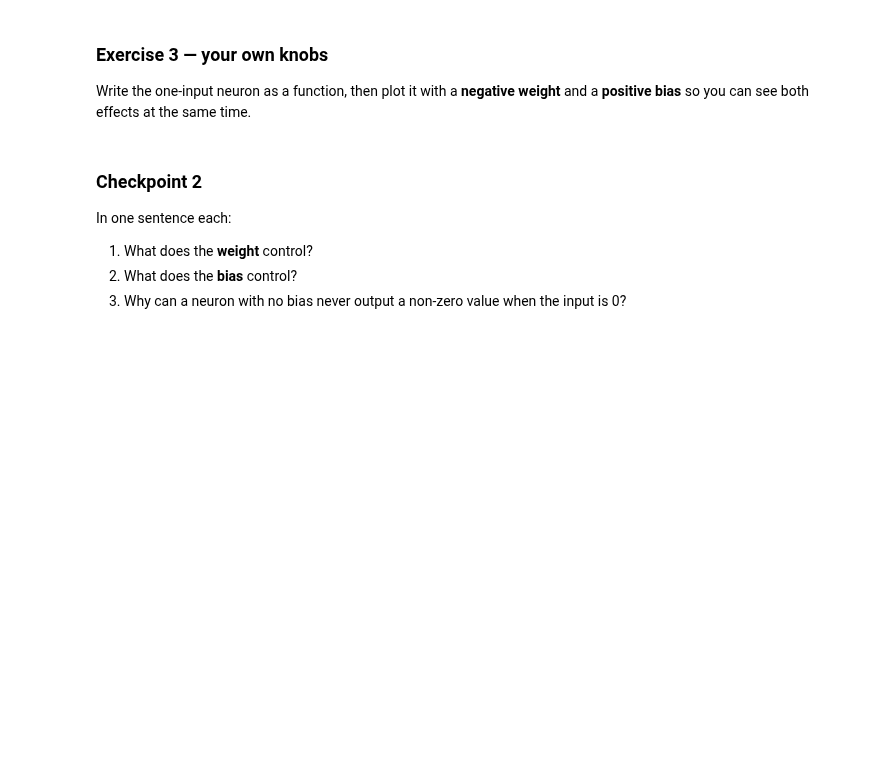
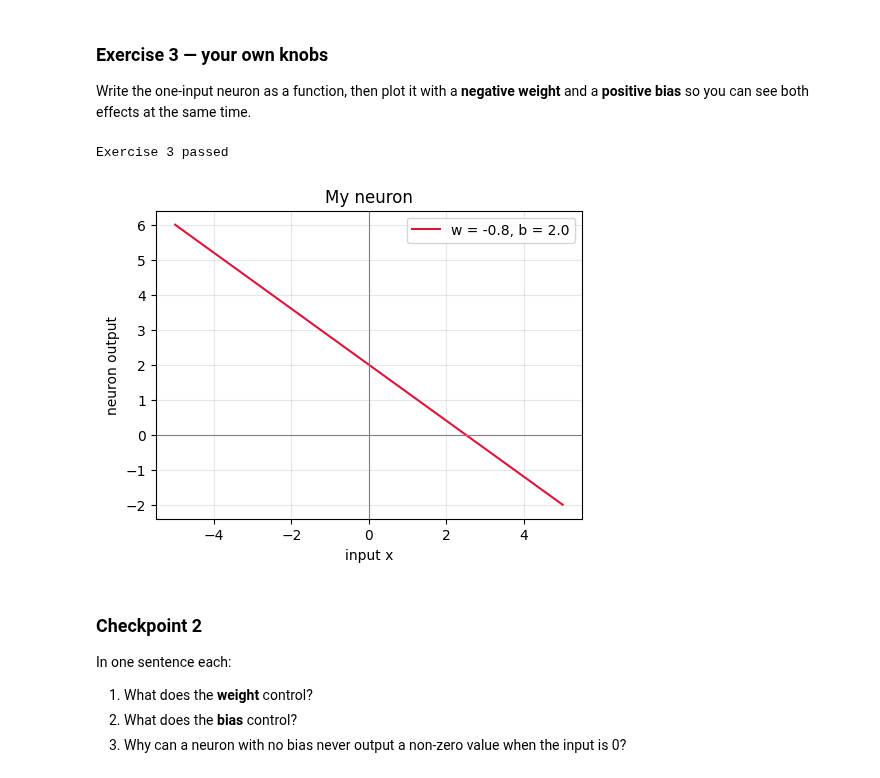
Before and after one commit to abdulaziz-alhassan/arti402, a Jupyter notebook: arti402_lab1_2240006848.ipynb, the cells around one changed output. Saved outputs shown, nothing was run; the diff lists cells and outputs as text; code cells hidden in the pictures; blank space fills up the shorter version.

```diff
--- a/arti402_lab1_2240006848.ipynb
+++ b/arti402_lab1_2240006848.ipynb
@@ -310,29 +330,32 @@ Write the one-input neuron as a function, then plot it with a **negative weight*
 # %%
 # TODO: return the output of a single-input neuron: weight * x + bias
 def neuron_line(x, w, b):
-    ...
+    return w * x + b
 
 
 # --- self-check ---
 assert abs(neuron_line(2.0, 3.0, 1.0) - 7.0) < 1e-9, "neuron_line(2, 3, 1) should be 7.0"
 assert abs(neuron_line(0.0, 5.0, -2.0) + 2.0) < 1e-9, "at x=0 the output should equal the bias"
 print("Exercise 3 passed")
 
 # TODO: pick a negative weight and a positive bias, then plot the line.
-my_w = ...
-my_b = ...
+my_w = -0.8
+my_b = 2.0
 
 plt.figure(figsize=(5.5, 4))
 plt.plot(x, neuron_line(x, my_w, my_b), color="crimson",
          label=f"w = {my_w}, b = {my_b}")
 plt.axhline(0, color="grey", lw=0.8)
 plt.axvline(0, color="grey", lw=0.8)
 plt.xlabel("input x")
 plt.ylabel("neuron output")
 plt.title("My neuron")
 plt.legend()
 plt.grid(alpha=0.3)
 plt.show()
+# %% [output]
+Exercise 3 passed
+[figure, added]
 # %% [markdown]
 ### Checkpoint 2
 
```
Also changed, not shown: parts of 24 cells of this notebook.
